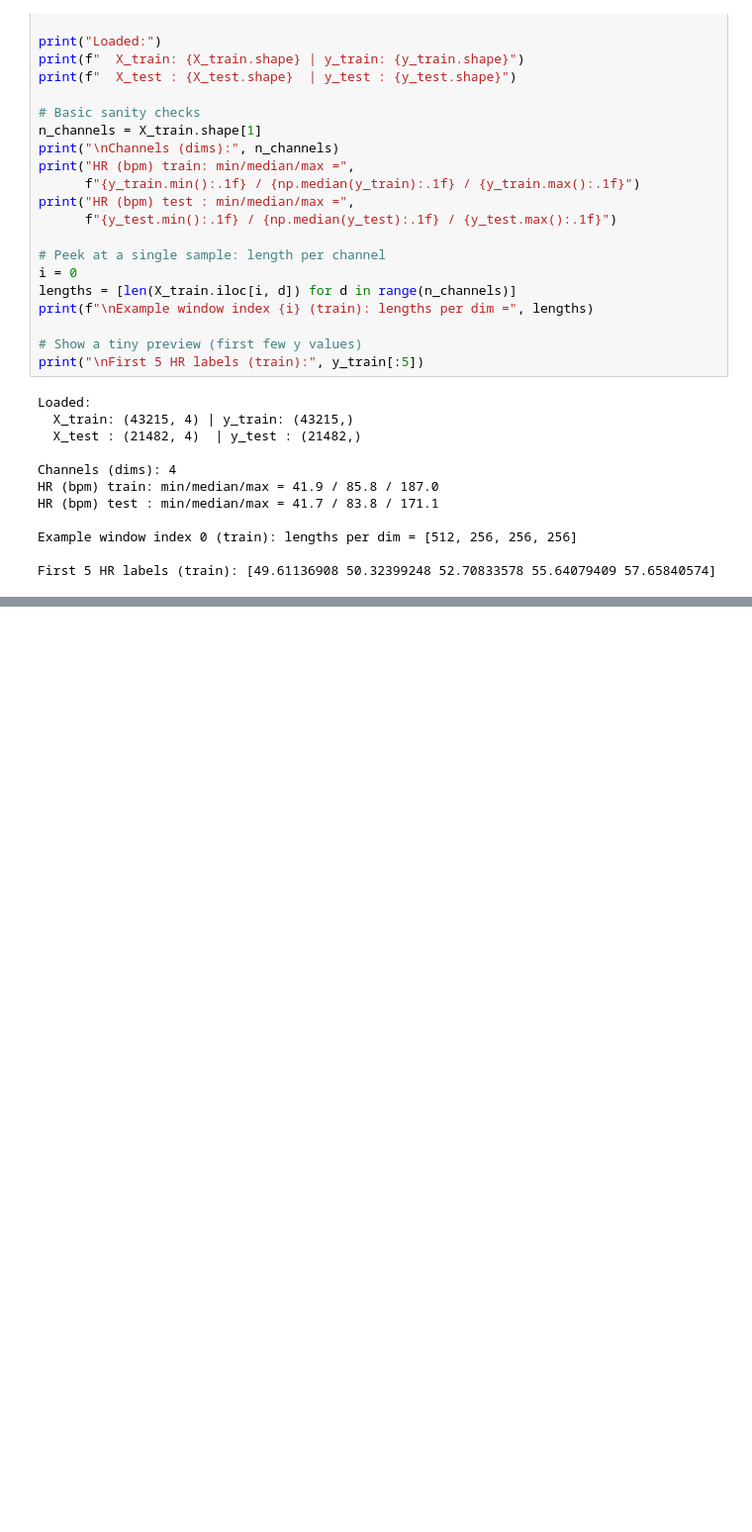
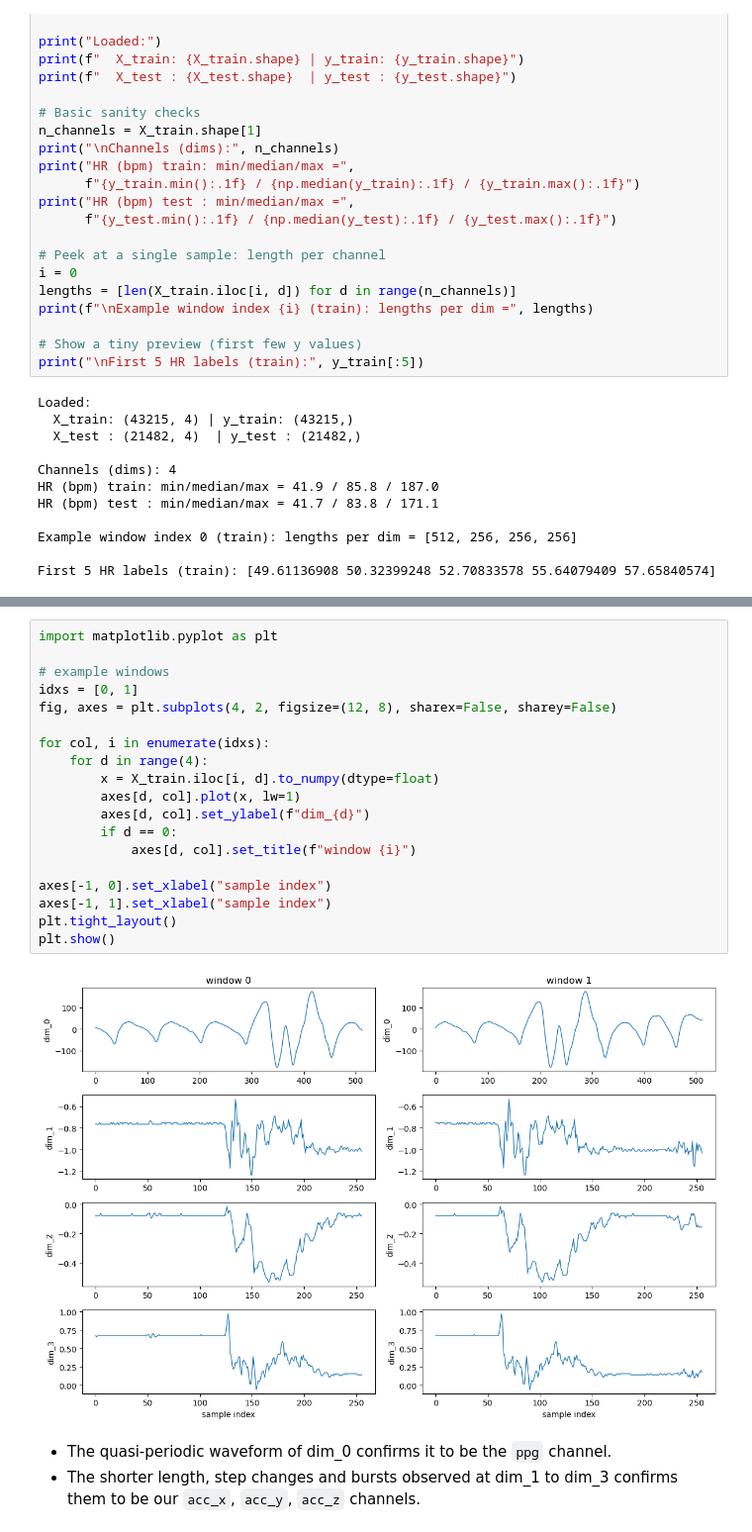
Before and after one commit to ChouaibB/wearables-ml-examples, a Jupyter notebook: notebooks/02_hr_estimation_from_wrist_ppg_acc_ppgdalia.ipynb, the cells around one changed output, grey strips where cells are left out. Shown at 99% size. Saved outputs shown, nothing was run; the diff lists cells and outputs as text; blank space fills up the shorter version.

Commit message:
checking channels -> OK

```diff
--- a/notebooks/02_hr_estimation_from_wrist_ppg_acc_ppgdalia.ipynb
+++ b/notebooks/02_hr_estimation_from_wrist_ppg_acc_ppgdalia.ipynb
@@ -88,0 +93,24 @@ First 5 HR labels (train): [49.61136908 50.32399248 52.70833578 55.64079409 57.6
+# %%
+import matplotlib.pyplot as plt
+
+# example windows
+idxs = [0, 1]
+fig, axes = plt.subplots(4, 2, figsize=(12, 8), sharex=False, sharey=False)
+
+for col, i in enumerate(idxs):
+    for d in range(4):
+        x = X_train.iloc[i, d].to_numpy(dtype=float)
+        axes[d, col].plot(x, lw=1)
+        axes[d, col].set_ylabel(f"dim_{d}")
+        if d == 0:
+            axes[d, col].set_title(f"window {i}")
+
+axes[-1, 0].set_xlabel("sample index")
+axes[-1, 1].set_xlabel("sample index")
+plt.tight_layout()
+plt.show()
+# %% [output]
+[figure, added]
+# %% [markdown]
+- The quasi-periodic waveform of dim_0 confirms it to be the `ppg` channel.
+- The shorter length, step changes and bursts observed at dim_1 to dim_3 confirms them to be our `acc_x`, `acc_y`, `acc_z` channels.
```
Also changed, not shown: parts of 2 cells of this notebook.
